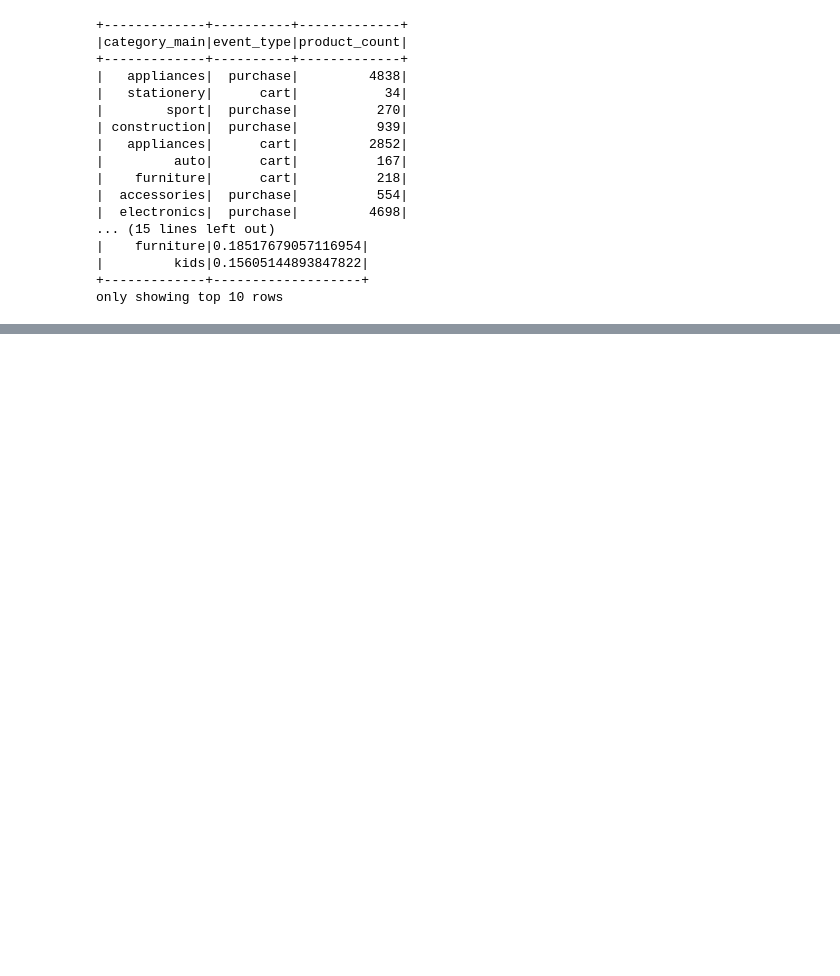
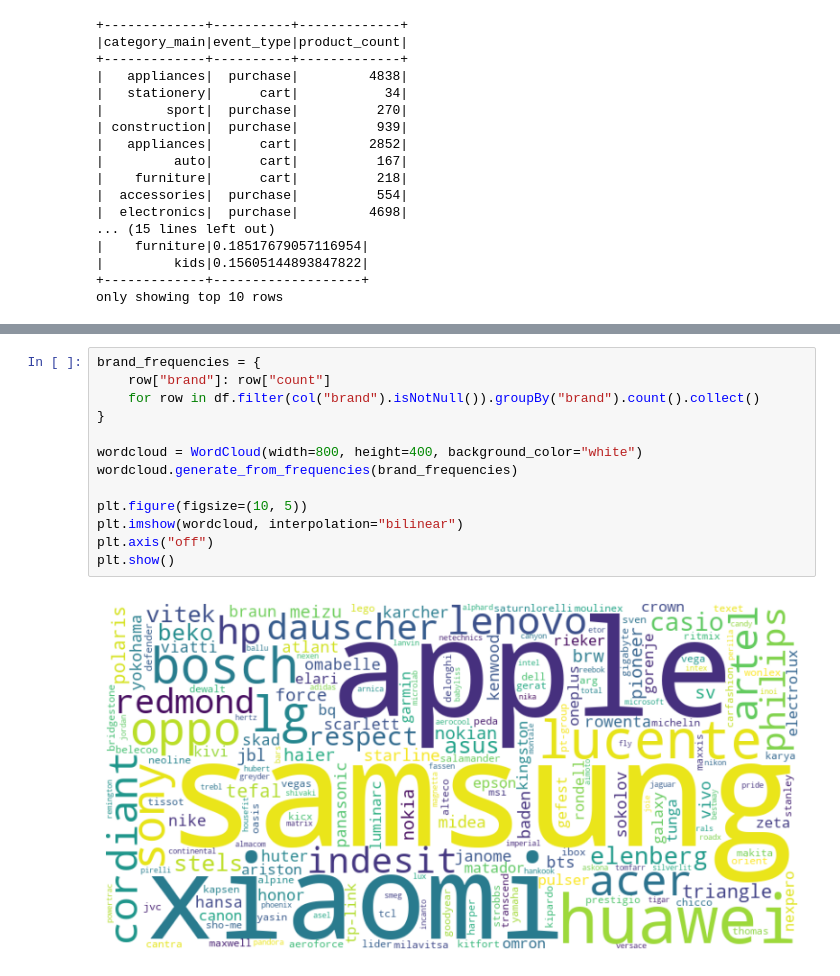
Before and after one commit to aishamohamed/BigDataProject, a Jupyter notebook: eCommerce_behavior_analysis.ipynb, the cells around one changed output, grey strips where cells are left out. Drawn from its saved outputs; the diff is of its cells as text; blank space fills up the shorter version.

```diff
--- a/eCommerce_behavior_analysis.ipynb
+++ b/eCommerce_behavior_analysis.ipynb
@@ -282,0 +457,15 @@ category_cart_conversion.show()
+# %%
+brand_frequencies = {
+    row["brand"]: row["count"]
+    for row in df.filter(col("brand").isNotNull()).groupBy("brand").count().collect()
+}
+
+wordcloud = WordCloud(width=800, height=400, background_color="white")
+wordcloud.generate_from_frequencies(brand_frequencies)
+
+plt.figure(figsize=(10, 5))
+plt.imshow(wordcloud, interpolation="bilinear")
+plt.axis("off")
+plt.show()
+# %% [output]
+[figure, added]
```
Also changed, not shown: parts of 16 cells of this notebook.
